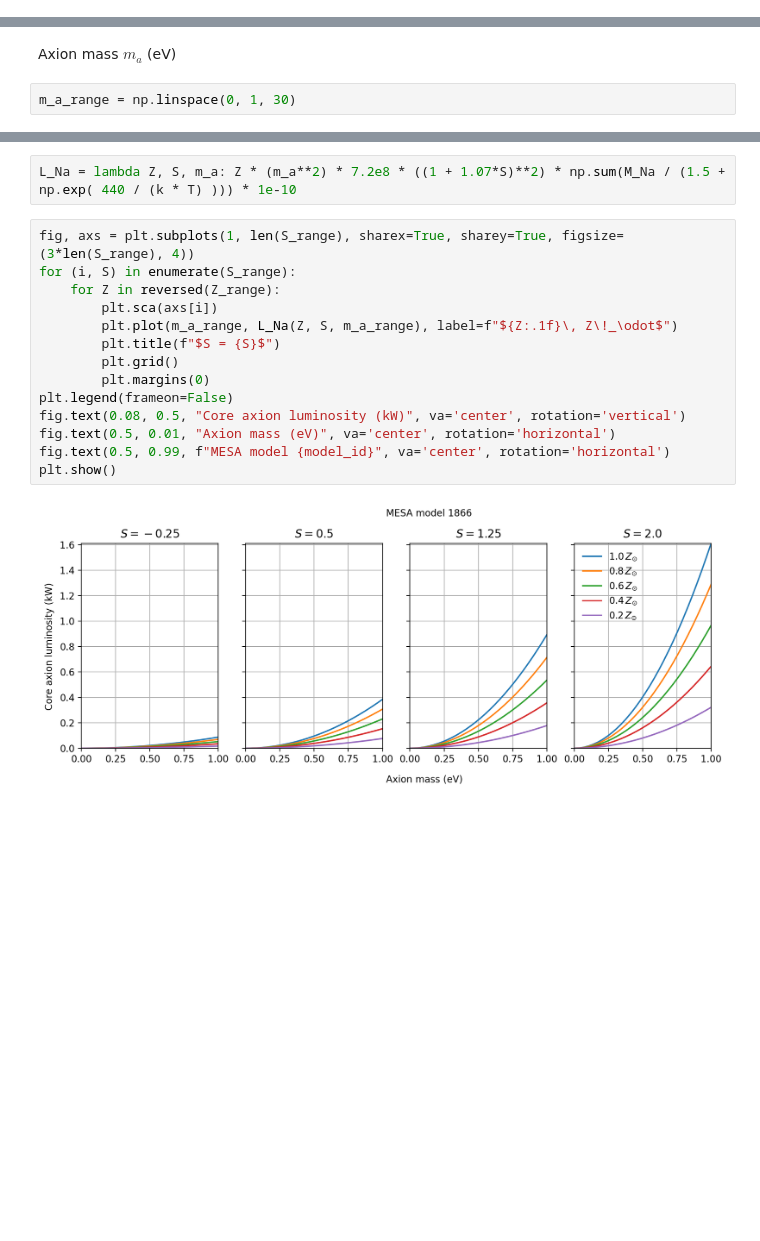
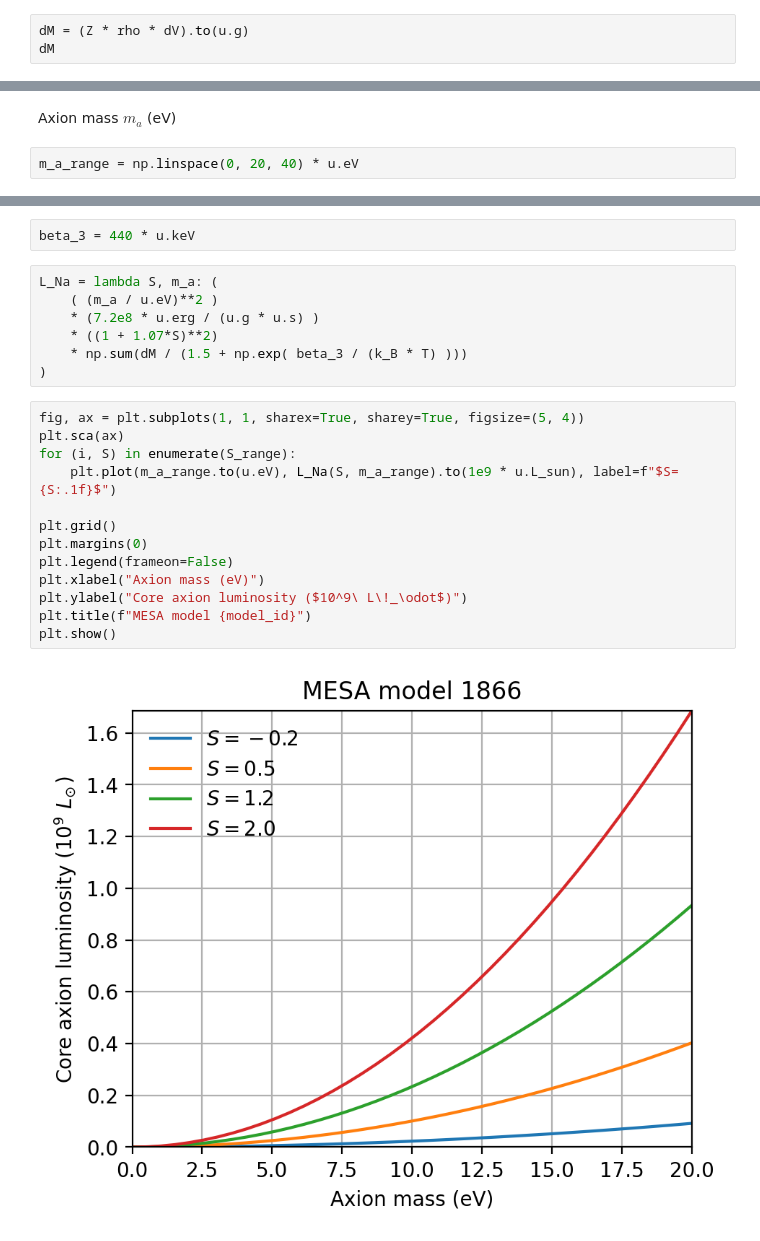
Before and after one commit to xingyzt/stellar-axions, a Jupyter notebook: main.ipynb, the cells around one changed output, grey strips where cells are left out. Cells and saved outputs as stored; diff of their text form; blank space fills up the shorter version.

```diff
--- a/main.ipynb
+++ b/main.ipynb
@@ -49,0 +117,3 @@ M_Na = M * (10 ** simulation["log_mass_fraction"])
+# %%
+dM = (Z * rho * dV).to(u.g)
+dM
@@ -61,4 +135,4 @@ S_range = np.linspace(-0.25, 2, 4)
 # %% [markdown]
 Axion mass $m_a$ (eV)
 # %%
-m_a_range = np.linspace(0, 1, 30)
+m_a_range = np.linspace(0, 20, 40) * u.eV
@@ -80,18 +151,24 @@ $\displaystyle L
+# %%
+beta_3 = 440 * u.keV
 # %%
-L_Na = lambda Z, S, m_a: Z * (m_a**2) * 7.2e8 * ((1 + 1.07*S)**2) * np.sum(M_Na / (1.5 + np.exp( 440 / (k * T) ))) * 1e-10
+L_Na = lambda S, m_a: (
+    ( (m_a / u.eV)**2 )
+    * (7.2e8 * u.erg / (u.g * u.s) )
+    * ((1 + 1.07*S)**2)
+    * np.sum(dM / (1.5 + np.exp( beta_3 / (k_B * T) )))
+)
 # %%
-fig, axs = plt.subplots(1, len(S_range), sharex=True, sharey=True, figsize=(3*len(S_range), 4))
+fig, ax = plt.subplots(1, 1, sharex=True, sharey=True, figsize=(5, 4))
+plt.sca(ax)
 for (i, S) in enumerate(S_range):
-    for Z in reversed(Z_range):
-        plt.sca(axs[i])
-        plt.plot(m_a_range, L_Na(Z, S, m_a_range), label=f"${Z:.1f}\, Z\!_\odot$")
-        plt.title(f"$S = {S}$")
-        plt.grid()
-        plt.margins(0)
+    plt.plot(m_a_range.to(u.eV), L_Na(S, m_a_range).to(1e9 * u.L_sun), label=f"$S={S:.1f}$")
+
+plt.grid()
+plt.margins(0)
 plt.legend(frameon=False)
-fig.text(0.08, 0.5, "Core axion luminosity (kW)", va='center', rotation='vertical')
-fig.text(0.5, 0.01, "Axion mass (eV)", va='center', rotation='horizontal')
-fig.text(0.5, 0.99, f"MESA model {model_id}", va='center', rotation='horizontal')
+plt.xlabel("Axion mass (eV)")
+plt.ylabel("Core axion luminosity ($10^9\ L\!_\odot$)")
+plt.title(f"MESA model {model_id}")
 plt.show()
 # %% [output]
-[figure, old version]
+[figure, new version]
```
Also changed, not shown: parts of 31 cells of this notebook, 1 other file.
